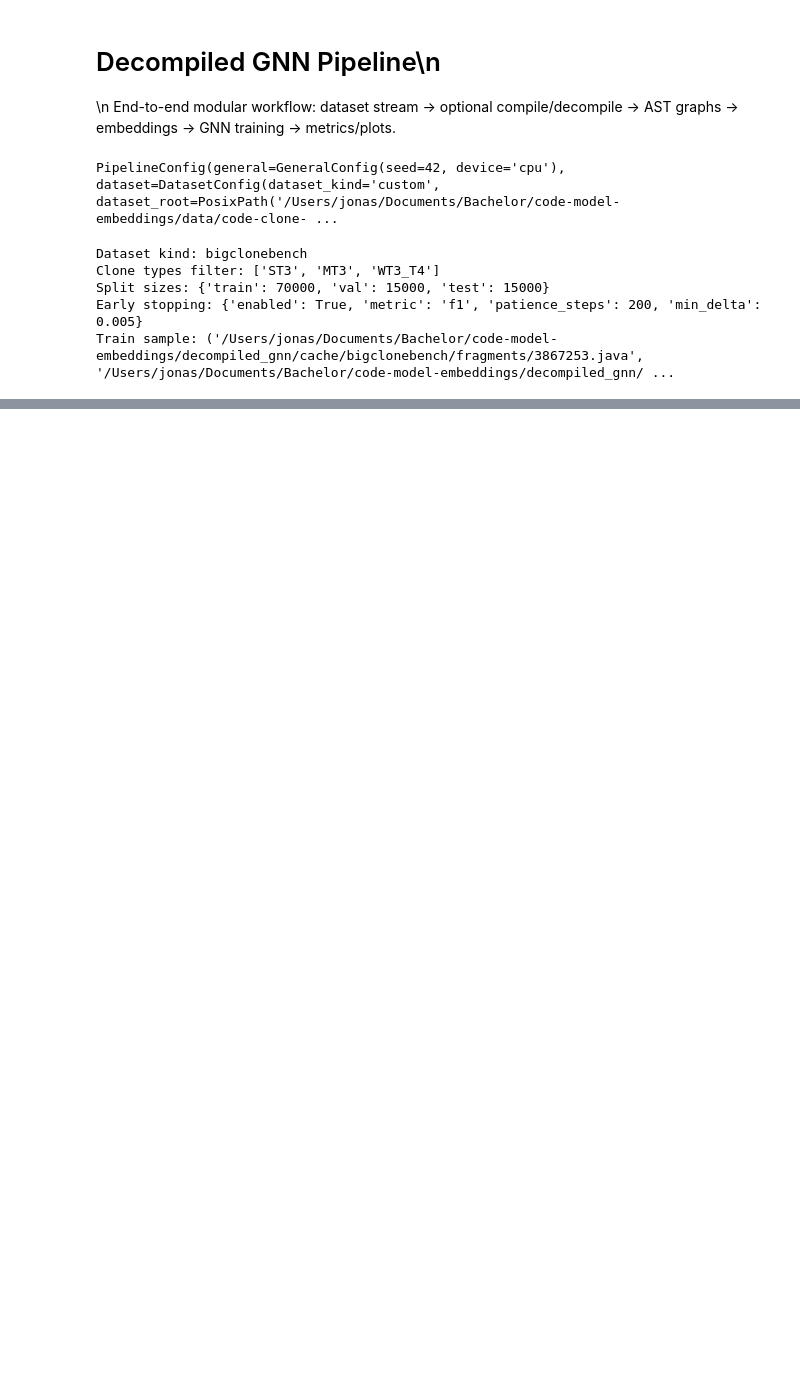
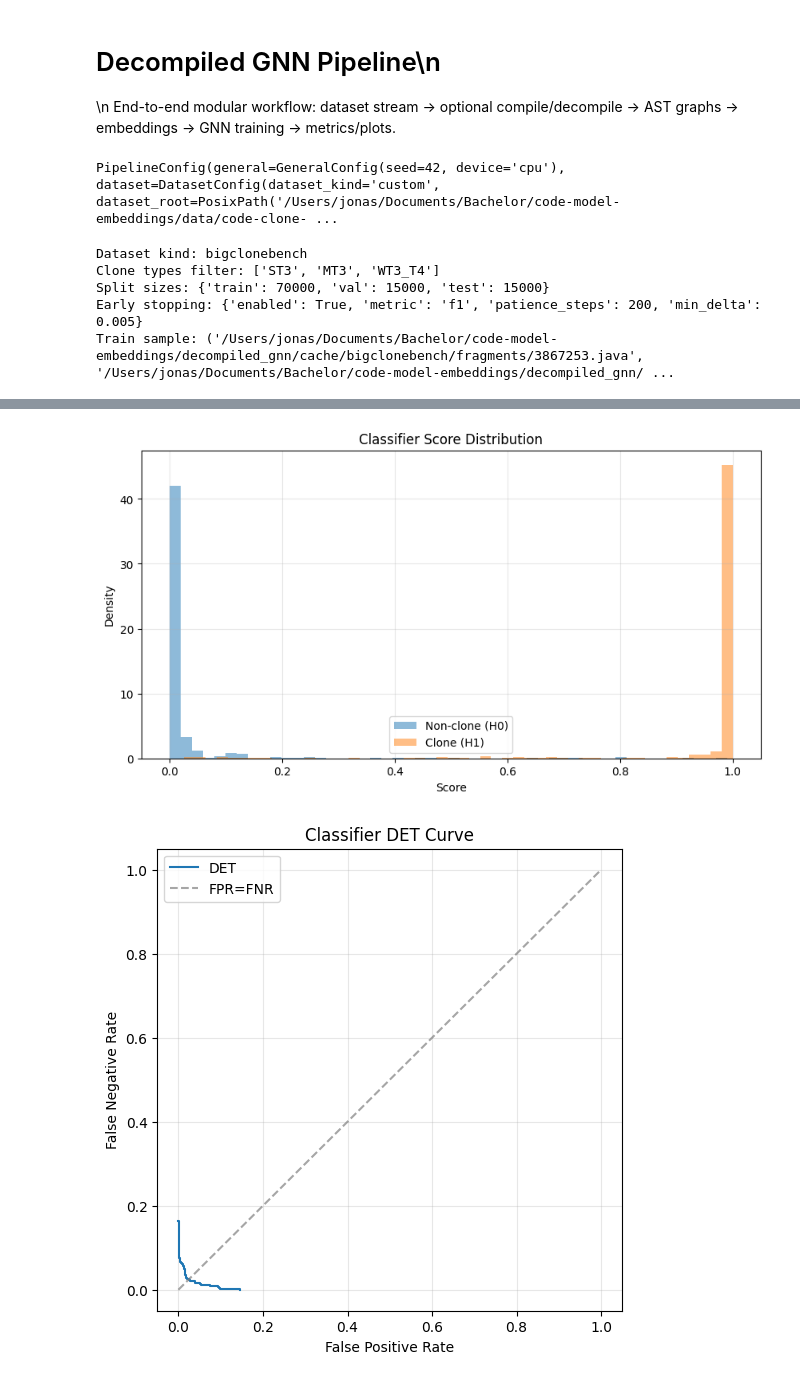
Before and after one commit to NTNU-code-duplication-detection/Embedding_playground, a Jupyter notebook: decompiled_gnn/decompiled_gnn_pipeline.ipynb, the cells around one changed output, grey strips where cells are left out. Saved outputs shown, nothing was run; the diff lists cells and outputs as text; code cells hidden in the pictures; blank space fills up the shorter version.

Commit message:
DOCS: Better documentation and visualization

```diff
--- a/decompiled_gnn/decompiled_gnn_pipeline.ipynb
+++ b/decompiled_gnn/decompiled_gnn_pipeline.ipynb
@@ -167,4 +158,19 @@ uncertainty = mc_dropout_eval(
 print("Test metrics (classifier):", test_metrics)
 print("Test metrics (cosine):", cosine_metrics)
 print("Uncertainty summary:", uncertainty)
+
+score_pack = collect_pair_scores(
+    model=model,
+    store=store,
+    pairs=test_pairs,
+    device=cfg.general.device,
+    model_cfg=cfg.model,
+)
+det_theory_classifier = detection_theory_summary(score_pack["y_true"], score_pack["y_score"])
+det_theory_cosine = detection_theory_summary(
+    score_pack["y_true"],
+    [(c + 1.0) / 2.0 for c in score_pack["y_cosine"]],
+)
+print("Detection theory (classifier score):", det_theory_classifier)
+print("Detection theory (cosine mapped to [0,1]):", det_theory_cosine)
 # %% [output]
@@ -177,0 +186,10 @@ plot_final_metrics(test_metrics)
+# %%
+plot_score_distributions(score_pack["y_true"], score_pack["y_score"], title="Classifier Score Distribution")
+plot_det_curve(score_pack["y_true"], score_pack["y_score"], title="Classifier DET Curve")
+
+cosine_mapped = [(c + 1.0) / 2.0 for c in score_pack["y_cosine"]]
+plot_score_distributions(score_pack["y_true"], cosine_mapped, title="Cosine Score Distribution (mapped)")
+plot_det_curve(score_pack["y_true"], cosine_mapped, title="Cosine DET Curve")
+# %% [output]
+[figure, added]
+[figure, added]
```
Also changed, not shown: parts of 7 cells of this notebook, 4 other files.
